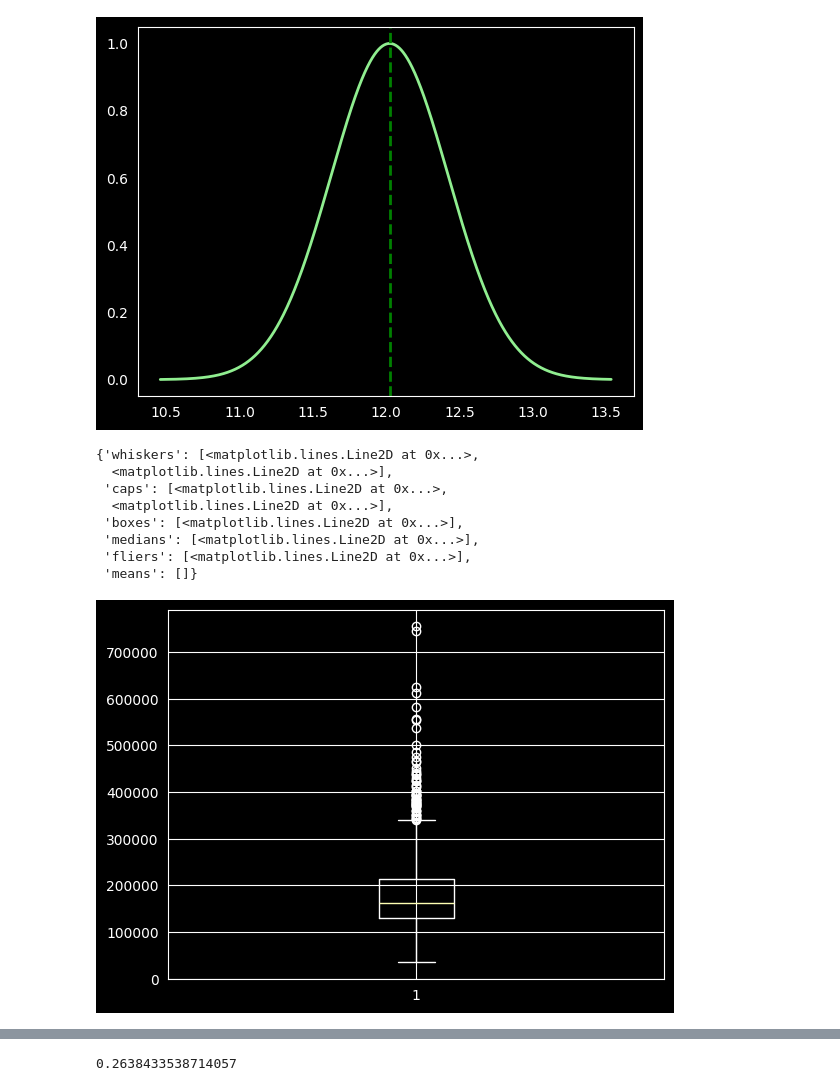
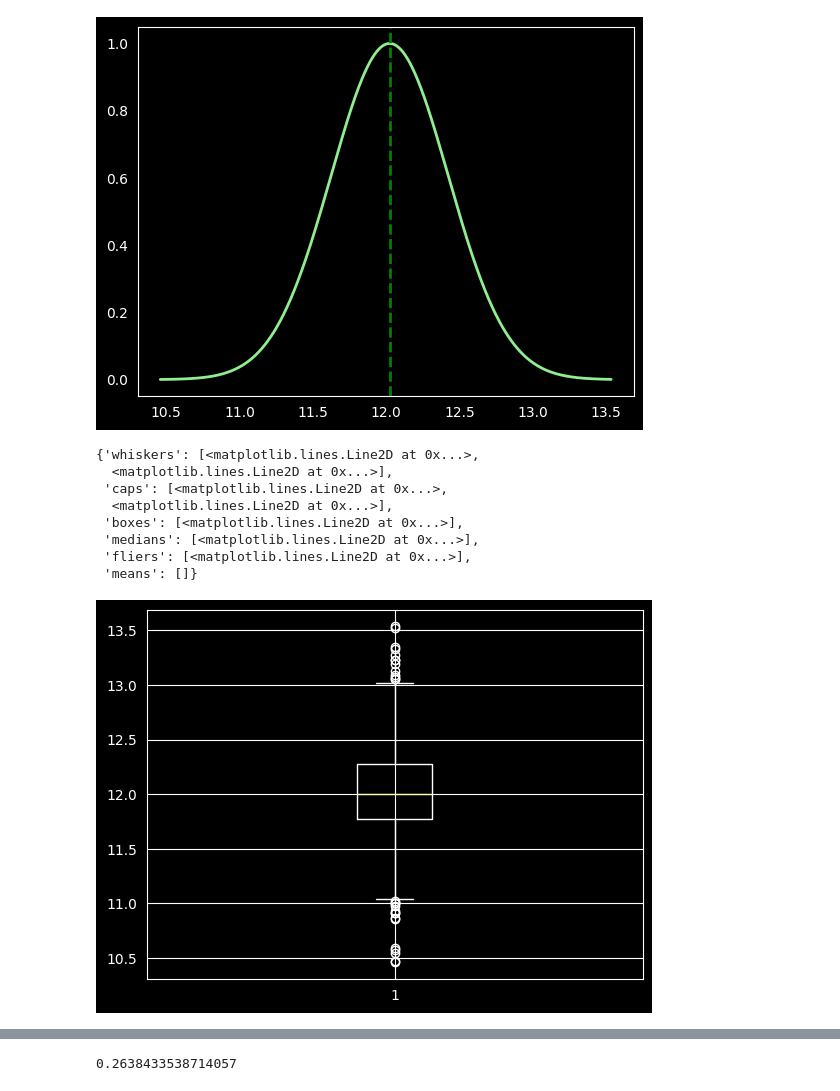
Before and after one commit to cpalescan/cstat, a Jupyter notebook: project_STUDENTID.ipynb, the cells around one changed output, grey strips where cells are left out. Drawn from its saved outputs; the diff is of its cells as text; code cells hidden in the pictures.

```diff
--- a/project_STUDENTID.ipynb
+++ b/project_STUDENTID.ipynb
@@ -133,15 +143,15 @@ plt.grid(False)
 # %% [output]
 [figure]
 # %%
-
-plt.boxplot(train["SalePrice"])
+# Outliers
+plt.boxplot(train["SalePrice_log"])
 # %% [output]
 {'whiskers': [<matplotlib.lines.Line2D at 0x...>,
   <matplotlib.lines.Line2D at 0x...>],
  'caps': [<matplotlib.lines.Line2D at 0x...>,
   <matplotlib.lines.Line2D at 0x...>],
  'boxes': [<matplotlib.lines.Line2D at 0x...>],
  'medians': [<matplotlib.lines.Line2D at 0x...>],
  'fliers': [<matplotlib.lines.Line2D at 0x...>],
  'means': []}
-[figure, old version]
+[figure, new version]
```
Also changed, not shown: parts of 11 cells of this notebook.
